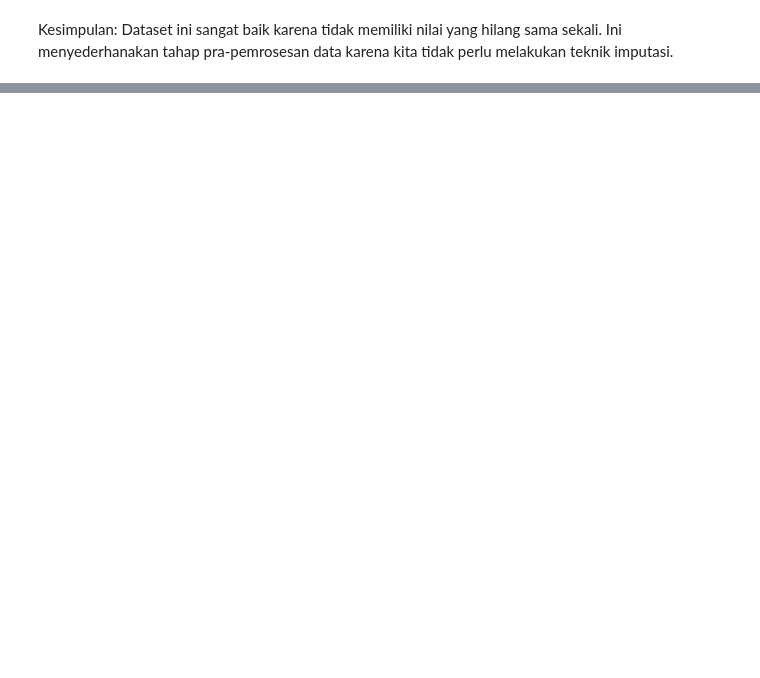
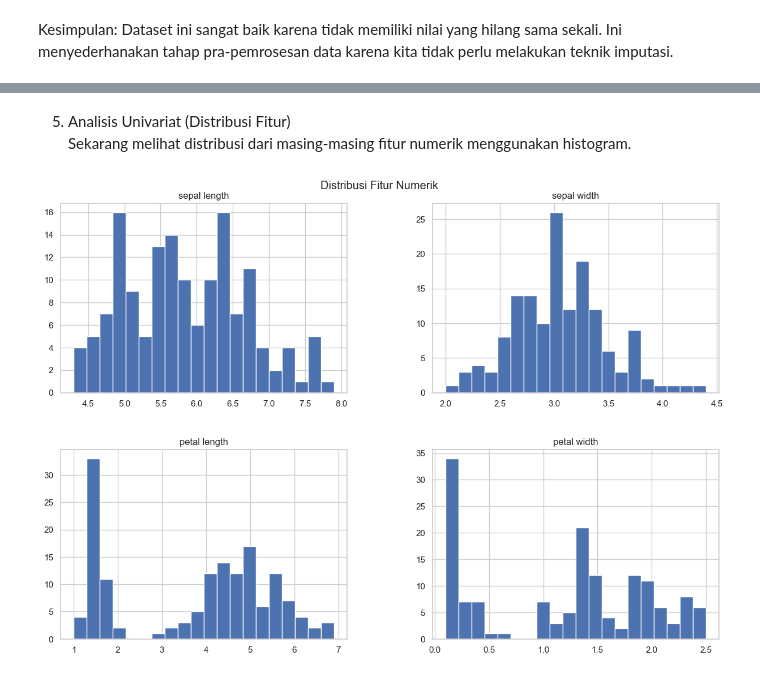
Before and after one commit to NaufalRabbani/PSD, a Jupyter notebook: bab-2_du.ipynb, the cells around one changed output, grey strips where cells are left out. Cells and saved outputs as stored; diff of their text form; code cells hidden in the pictures; blank space fills up the shorter version.

```diff
--- a/bab-2_du.ipynb
+++ b/bab-2_du.ipynb
@@ -157,0 +236,13 @@ Observasi dan Kesimpulan:
+# %% [markdown]
+5. Analisis Univariat (Distribusi Fitur) \
+Sekarang melihat distribusi dari masing-masing fitur numerik menggunakan histogram.
+# %%
+# Pilih kolom numerik (tanpa 'id')
+numerical_columns = ['sepal length', 'sepal width', 'petal length', 'petal width']
+
+# Buat histogram untuk setiap fitur numerik
+df[numerical_columns].hist(bins=20, figsize=(15, 10), layout=(2, 2))
+plt.suptitle('Distribusi Fitur Numerik', y=0.92)
+plt.show()
+# %% [output]
+[figure, added]
```
Also changed, not shown: parts of 26 cells of this notebook, 6 other files.
